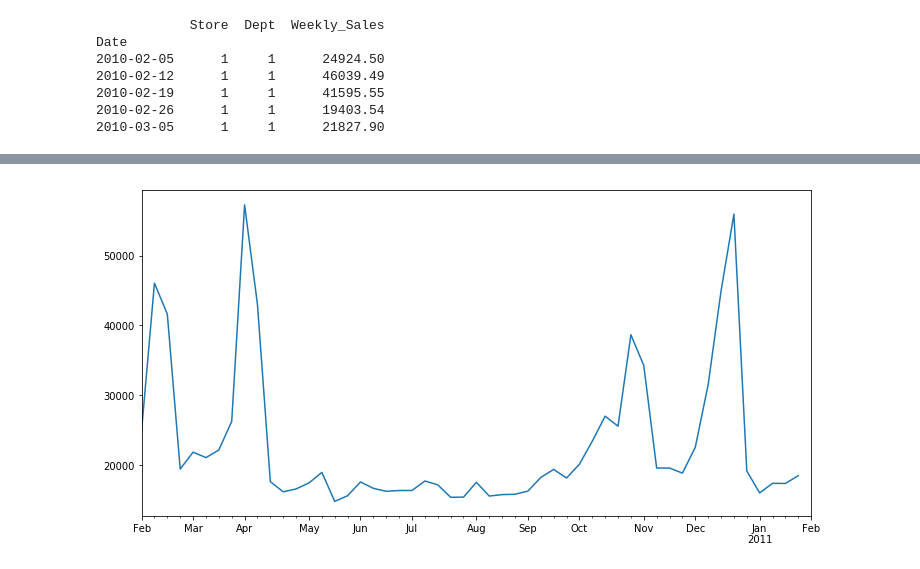
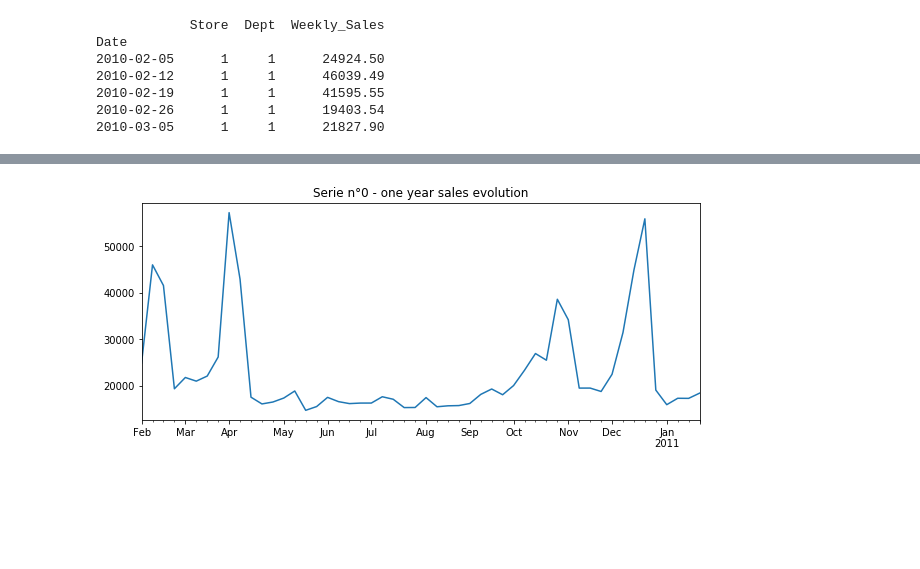
Before and after one commit to Corentin-M/Sales_forecasting, a Jupyter notebook: DeepAR_NoFeatures.ipynb, the cells around one changed output, grey strips where cells are left out. Drawn from its saved outputs; the diff is of its cells as text; code cells hidden in the pictures; blank space fills up the shorter version.

```diff
--- a/DeepAR_NoFeatures.ipynb
+++ b/DeepAR_NoFeatures.ipynb
@@ -43,7 +43,7 @@ sales_evolution(3,4)
 # %%
-def make_time_series(train_df, years, freq='W-FRI'):
-    '''Creates as many time series as there are store x department x complete years.
-      :param train_df: Our dataframe with train data. One value for each store, department, week
+def make_time_series(df, years, freq='W-FRI'):
+    '''Creates as many time series as they are stores x departments x complete years.
+      :param df: dataframe with train data. One 3 columns : Store, Dept, Weekly_Sales.
           This dataframe should also be indexed by a datetime.
       :param years: A list of years to make time series out of, ex. ['2010', '2011'].
       :param freq: The frequency of data recording (W-FRI = Weekly, starting on Friday)
@@ -51,48 +51,59 @@ def make_time_series(train_df, years, freq='W-FRI'):
       '''
 
     # store time series
-    time_series = []
+    train_time_series = []
 
     # create time series for each store and each department
-    for store in train_df.Store.unique().tolist():
-        for dept in train_df.Dept.unique().tolist():
+    for store in df.Store.unique().tolist():
+        for dept in df.Dept.unique().tolist():
 
-            sample_df = train_df[(train_df.Store == store) & (train_df.Dept == dept)]['Weekly_Sales']
+            # create DataFrame with weekly_sales for the store and department studied
+            sample_df = df[(df.Store == store) & (df.Dept == dept)]['Weekly_Sales']
+
+            # initialise start_idx
             start_idx = 0
+
             # create time series for each year in years
             for i in range(len(years)):
 
+                # for each year 52 weeks (no year of 53 weeks in our dataset)
                 year = years[i]
                 end_idx = start_idx+52
 
                 # create start and end datetimes
                 t_start = year + '-02-05' # start with first date
-                t_end = str(int(year)+1) + '-02-04' # end one year later
+                t_end = str(int(year)+1) + '-01-28' # end friday one year later
 
                 # get wanted sample_df data
                 data = sample_df[start_idx:end_idx]
 
                 # create time series for the year
                 index = pd.date_range(start=t_start, end=t_end, freq=freq)
-                time_series.append(pd.Series(data=data, index=index))
+                Serie_df = pd.Series(data=data, index=index)
 
-                start_idx = end_idx
+                # include info of the store and dept as last values to use as category in DeepAR
+                Info_df = pd.Series(data=[int(store), int(dept)], index=['store','dept'])
+                train_time_series.append(pd.concat([Serie_df, Info_df]))
+
+                # start next year in loop
+                start_idx = end_idx+1
 
     # return list of time series
-    return time_series
+    return train_time_series
 # %%
 # Create yearly time series for our 2 complete years
 full_years = ['2010', '2011']
 freq='W-FRI' # weekly recordings
 
 # make time series
-time_series = make_time_series(train_df, full_years, freq=freq)
+train_time_series = make_time_series(train_df, full_years, freq=freq)
 # %%
 # display first time series
 time_series_idx = 0
 
-plt.figure(figsize=(12,6))
-time_series[time_series_idx].plot()
+# plot time series except the last two values corresponding to store and department
+plt.figure(figsize=(10,4))
+train_time_series[time_series_idx][:-2].plot(title='Serie n°{} - one year sales evolution'.format(time_series_idx))
 plt.show()
 # %% [output]
-[figure, old version]
+[figure, new version]
```
Also changed, not shown: parts of 4 cells of this notebook.
